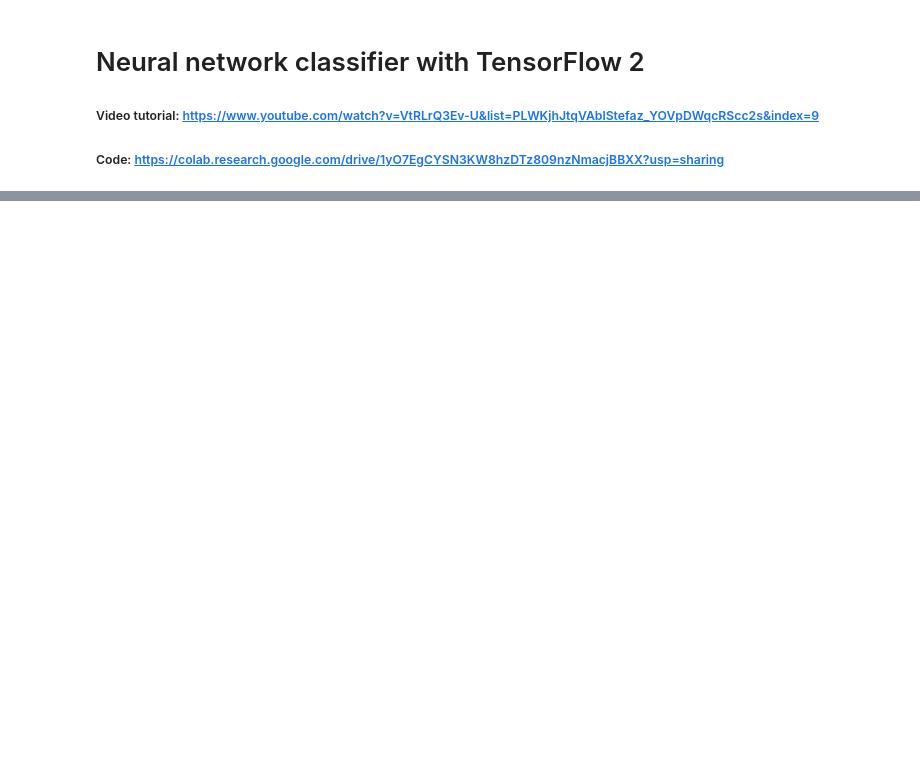
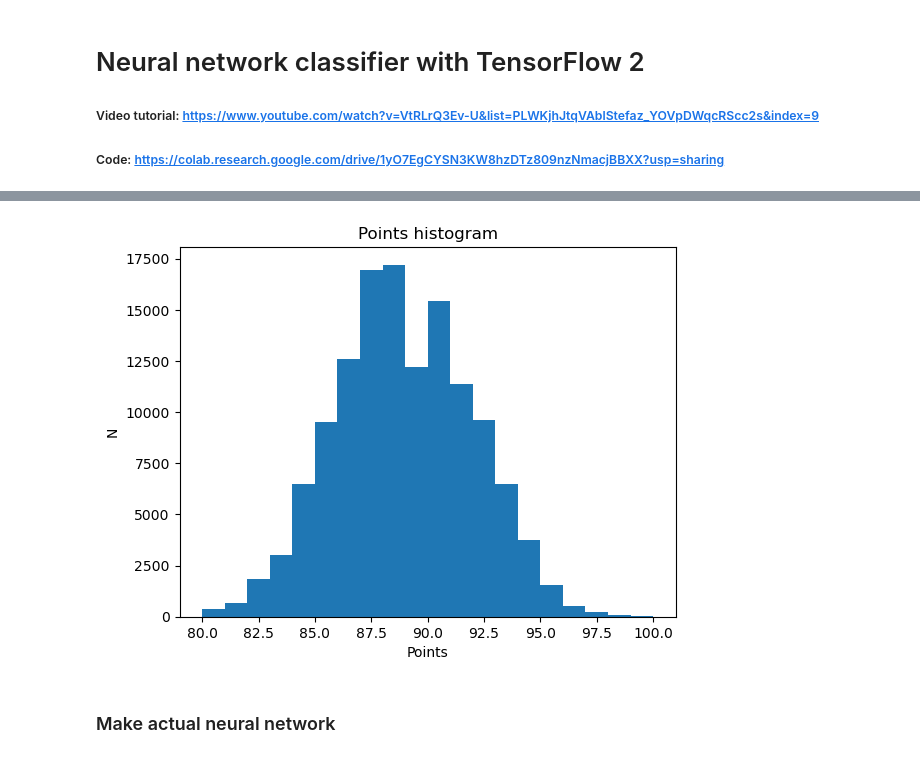
Before and after one commit to soerinev/CulturalDataScience, a Jupyter notebook: Bachelorette/TensorFlow_classifier2.ipynb, the cells around one changed output, grey strips where cells are left out. Saved outputs shown, nothing was run; the diff lists cells and outputs as text; code cells hidden in the pictures; blank space fills up the shorter version.

```diff
--- a/Bachelorette/TensorFlow_classifier2.ipynb
+++ b/Bachelorette/TensorFlow_classifier2.ipynb
@@ -32,0 +40,3 @@ ModuleNotFoundError: No module named 'tensorflow_hub'
+# %%
+# load data
+df = pd.read_csv("data/wine-reviews.csv", usecols = ['country', 'description', 'points', 'price', 'variety', 'winery'])
@@ -32,0 +53,3 @@ ModuleNotFoundError: No module named 'tensorflow_hub'
+# %%
+# focus on description and points and drops NAs from there
+df = df.dropna(subset=["description", "points"])
@@ -32,0 +66,11 @@ ModuleNotFoundError: No module named 'tensorflow_hub'
+# %%
+# make distribution of points
+plt.hist(df.points, bins=20)
+plt.title("Points histogram")
+plt.ylabel("N")
+plt.xlabel("Points")
+plt.show()
+# %% [output]
+[figure, added]
+# %% [markdown]
+### Make actual neural network
```
Also changed, not shown: parts of 5 cells of this notebook.
